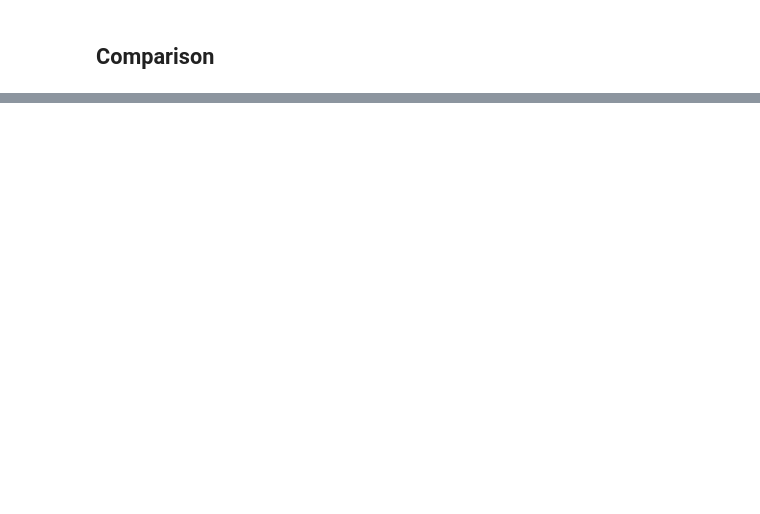
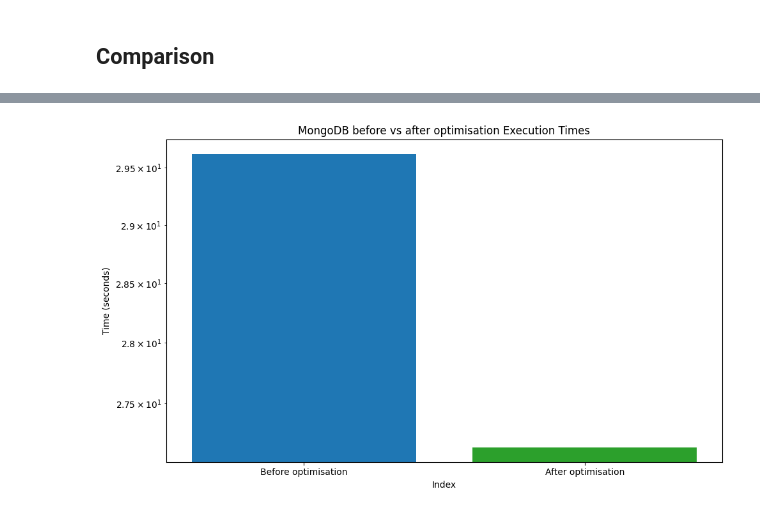
Before and after one commit to josedallatorre/adb-project, a Jupyter notebook: BDA2425_G25_P1.ipynb, the cells around one changed output, grey strips where cells are left out. Saved outputs shown, nothing was run; the diff lists cells and outputs as text; code cells hidden in the pictures; blank space fills up the shorter version.

```diff
--- a/BDA2425_G25_P1.ipynb
+++ b/BDA2425_G25_P1.ipynb
@@ -1109,0 +1099,40 @@ for r in res:
+# %%
+mongo_q3_after_opt = [
+    {"$match": {"gender": "Female"}},
+
+    {"$lookup": {
+        "from": "transactions",
+        "localField": "id",
+        "foreignField": "client_id",
+        "as": "user_transactions"
+    }},
+
+    {"$match": {"user_transactions": {"$ne": []}}},
+
+    {"$unwind": "$user_transactions"},
+
+    {"$group": {
+        "_id": "$user_transactions.merchant_state",
+        "total_amount": {"$sum": {"$toDouble": "$user_transactions.amount"}}
+    }},
+
+    {"$sort": {"total_amount": -1}},
+
+    {"$limit": 100}
+]
+start_time = time.time()
+users_collection.aggregate(mongo_q3_after_opt)
+end_time = time.time()
+opt_times.append(end_time - start_time)
+# %%
+# Create the barplot
+plt.figure(figsize=(10, 6))
+plt.bar(['Before optimisation', 'After optimisation'], opt_times, color=['tab:blue', 'tab:green'])
+plt.title('MongoDB before vs after optimisation execution Times')
+plt.ylabel('Time (seconds)')
+plt.xlabel('Index')
+plt.yscale('log')  # Use log scale for better visualization of the range
+plt.tight_layout()
+plt.show()
+# %% [output]
+[figure, added]
```
Also changed, not shown: parts of 16 cells of this notebook.
